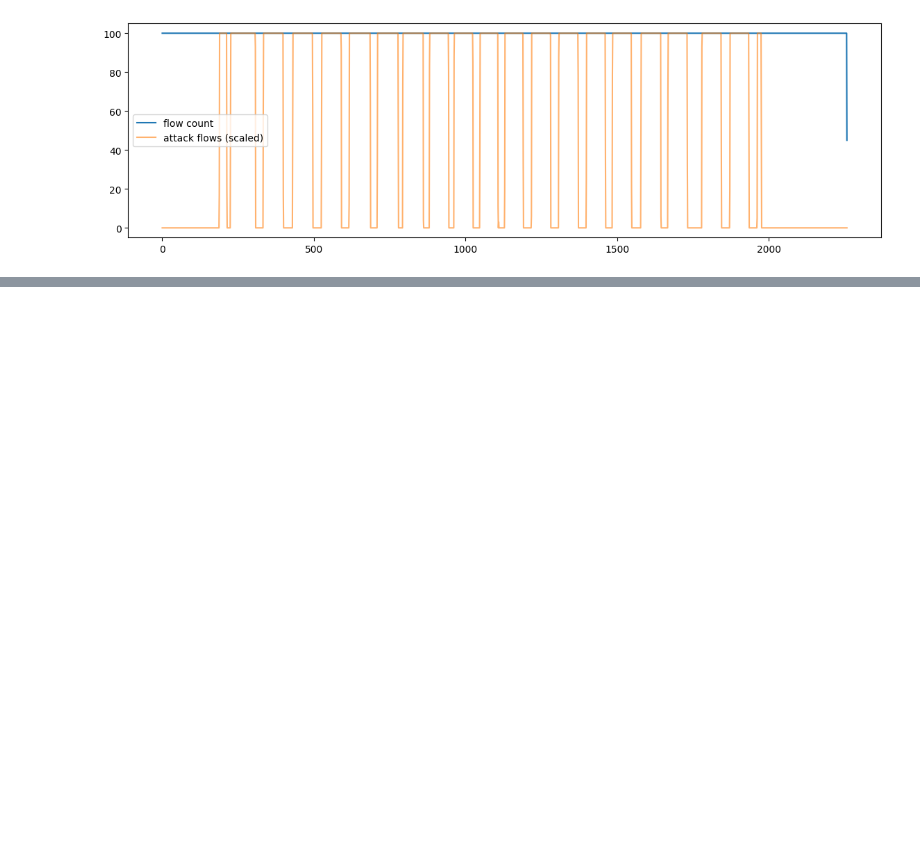
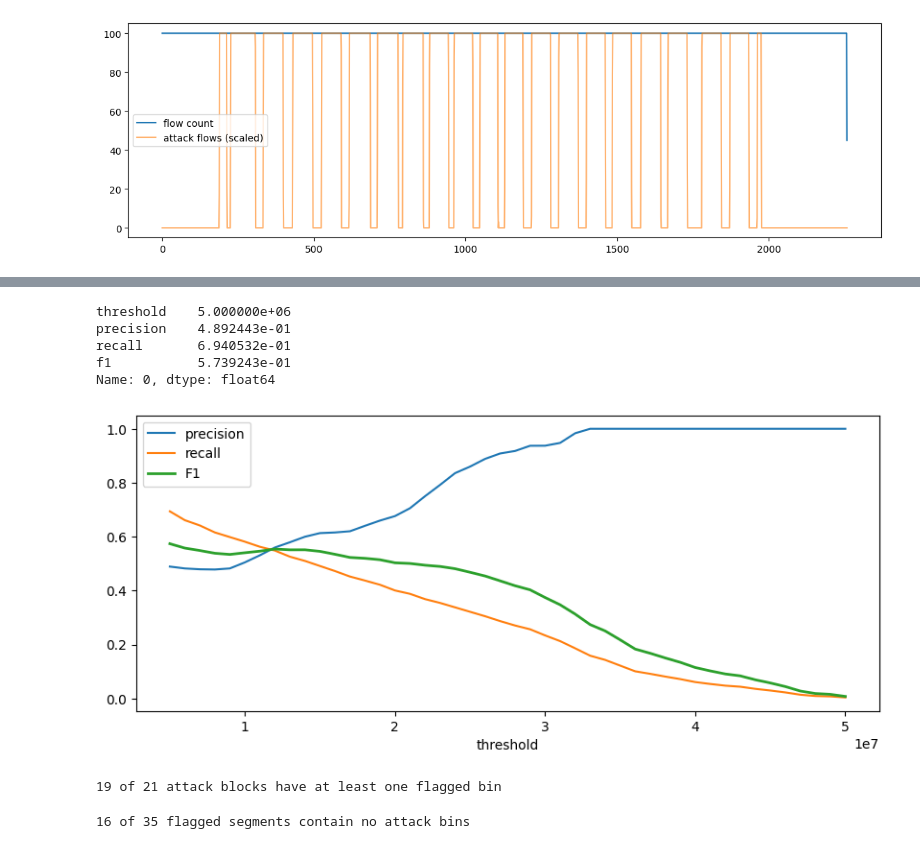
Before and after one commit to mithranivetha/network-anomaly-detection, a Jupyter notebook: notebooks/explore_data.ipynb, the cells around one changed output, grey strips where cells are left out. Drawn from its saved outputs; the diff is of its cells as text; code cells hidden in the pictures; blank space fills up the shorter version.

```diff
--- a/notebooks/explore_data.ipynb
+++ b/notebooks/explore_data.ipynb
@@ -76,0 +145,45 @@ plt.show()
+# %%
+import pandas as pd
+
+rows = []
+for t in np.linspace(0.5e7, 5e7, 46):
+    pred = smoothed > t
+    TP = np.sum(pred & true_attack)
+    FP = np.sum(pred & ~true_attack)
+    FN = np.sum(~pred & true_attack)
+    p = TP / (TP + FP) if (TP + FP) > 0 else 0
+    r = TP / (TP + FN) if (TP + FN) > 0 else 0
+    f = 2 * p * r / (p + r) if (p + r) > 0 else 0
+    rows.append((t, p, r, f))
+
+results = pd.DataFrame(rows, columns=['threshold', 'precision', 'recall', 'f1'])
+print(results.loc[results['f1'].idxmax()])
+
+plt.figure(figsize=(10, 4))
+plt.plot(results['threshold'], results['precision'], label='precision')
+plt.plot(results['threshold'], results['recall'], label='recall')
+plt.plot(results['threshold'], results['f1'], label='F1', linewidth=2)
+plt.xlabel('threshold')
+plt.legend()
+plt.show()
+# %% [output]
+threshold    5.000000e+06
+precision    4.892443e-01
+recall       6.940532e-01
+f1           5.739243e-01
+Name: 0, dtype: float64
+[figure, added]
+# %%
+from scipy.ndimage import label
+
+blocks, n_blocks = label(true_attack)
+caught = sum(predicted[blocks == i].any() for i in range(1, n_blocks + 1))
+print(caught, 'of', n_blocks, 'attack blocks have at least one flagged bin')
+# %% [output]
+19 of 21 attack blocks have at least one flagged bin
+# %%
+pred_blocks, n_pred = label(predicted)
+false_alarms = sum(not true_attack[pred_blocks == i].any() for i in range(1, n_pred + 1))
+print(false_alarms, 'of', n_pred, 'flagged segments contain no attack bins')
+# %% [output]
+16 of 35 flagged segments contain no attack bins
```
Also changed, not shown: parts of 10 cells of this notebook, 1 other file.
